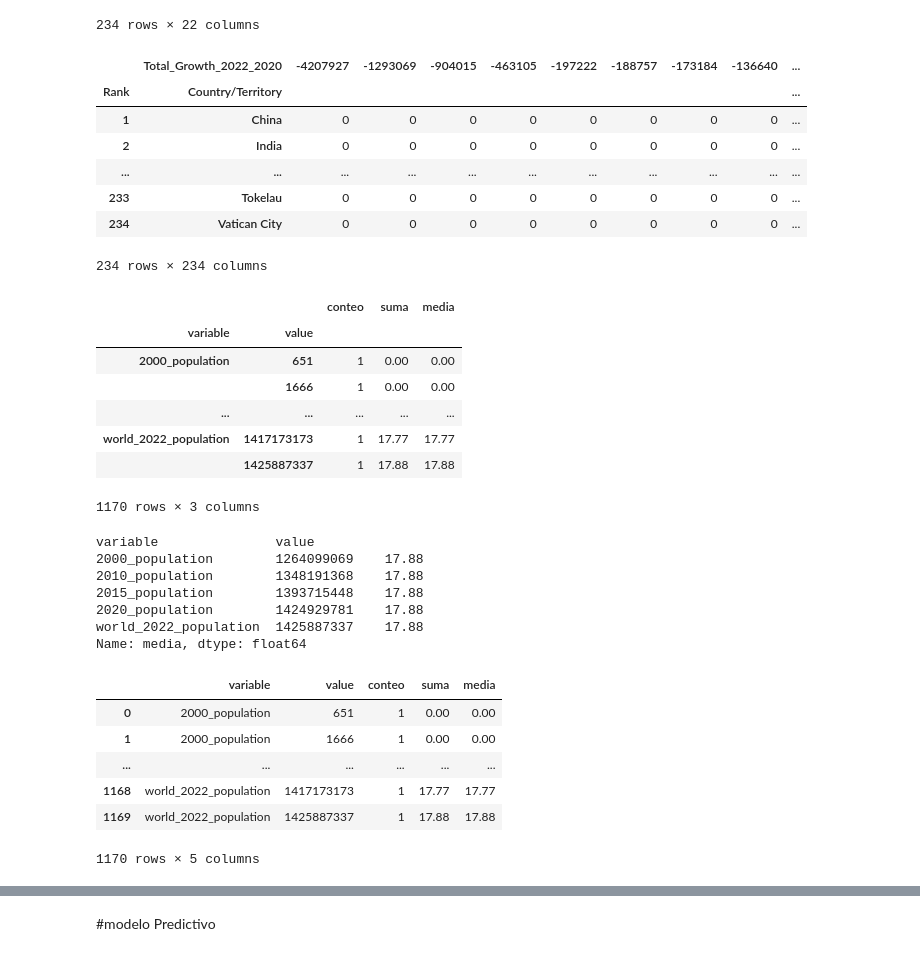
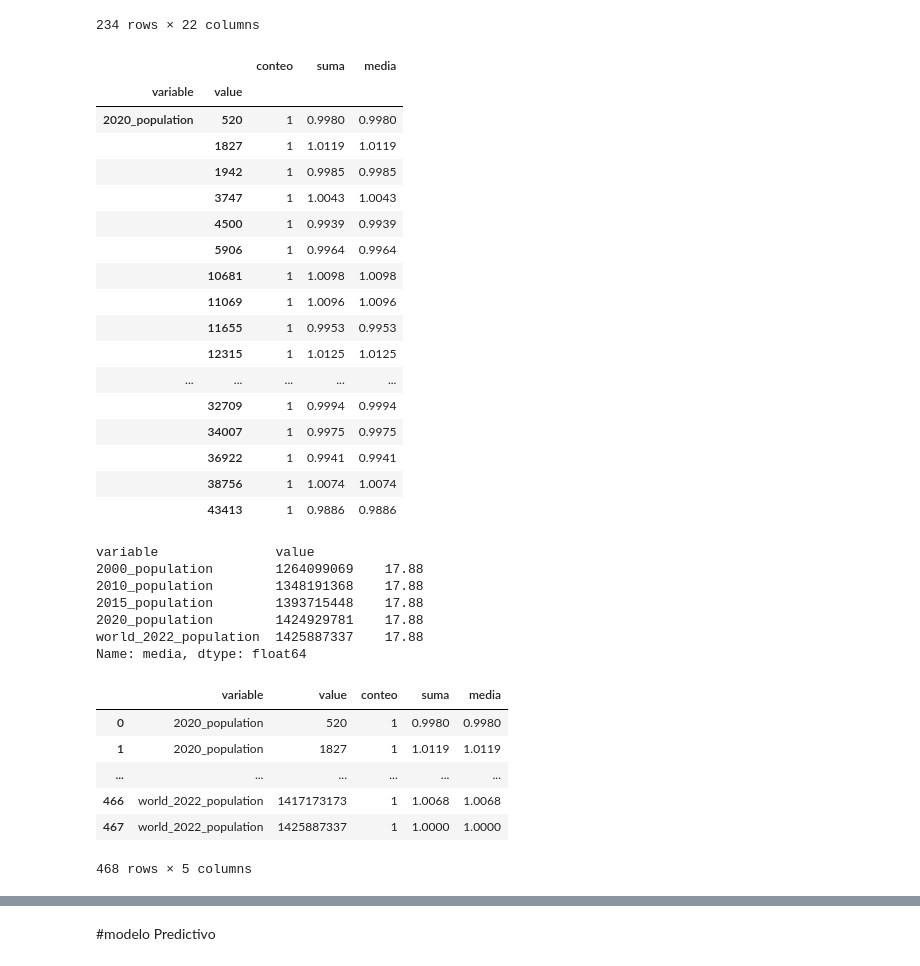
Before and after one commit to N1colasFD/mixed-analytics-for-data-Science, a Jupyter notebook: Word_Population.ipynb, the cells around one changed output, grey strips where cells are left out. Saved outputs shown, nothing was run; the diff lists cells and outputs as text; code cells hidden in the pictures.

```diff
--- a/Word_Population.ipynb
+++ b/Word_Population.ipynb
@@ -133,6 +125,6 @@ df['world_2022_population'].sum()
 # %% [output]
 7973413042
 # %%
-df['Total_Growth_2022_2020'] = df['world_2022_population'] - df['2020_population']
-df['Total_Growth_2022_1970'] = df['world_2022_population'] - df['1970_population']
+df['Tt_Growth_22_20'] = df['world_2022_population'] - df['2020_population']
+df['Tt_Growth_22_70'] = df['world_2022_population'] - df['1970_population']
 # %%
@@ -184,6 +159,0 @@ df.loc[df['Country/Territory'] == 'China']
-# %%
-#Primero creamos el lag
-df['Acum_lag_1'] = df.groupby('Country/Territory').world_2022_population.shift(1, fill_value=0)
-#Creamos el indicador
-df['Menor_100M'] = np.where(df.world_2022_population - df.Acum_lag_1 <= 100000000,1,0)
-df['Mayor_100M'] = np.where(df.world_2022_population - df.Acum_lag_1 >= 100000000,1,0)
@@ -252,37 +192,36 @@ df
 | 232 | 63 | ZMB | Zambia | Lusaka | Africa | 20017675 | 18927715 | ... |
 | 233 | 74 | ZWE | Zimbabwe | Harare | Africa | 16320537 | 15669666 | ... |
 234 rows × 22 columns
-# %%
-df.groupby(['Rank','Country/Territory', 'Total_Growth_2022_2020']).size().unstack(fill_value=0)
-# %% [output]
-|  | Total_Growth_2022_2020 | -4207927 | -1293069 | -904015 | -463105 | -197222 | -188757 | -173184 | -136640 | ... |
-| Rank | Country/Territory |  |  |  |  |  |  |  |  | ... |
-| 1 | China | 0 | 0 | 0 | 0 | 0 | 0 | 0 | 0 | ... |
-| 2 | India | 0 | 0 | 0 | 0 | 0 | 0 | 0 | 0 | ... |
-| ... | ... | ... | ... | ... | ... | ... | ... | ... | ... | ... |
-| 233 | Tokelau | 0 | 0 | 0 | 0 | 0 | 0 | 0 | 0 | ... |
-| 234 | Vatican City | 0 | 0 | 0 | 0 | 0 | 0 | 0 | 0 | ... |
-234 rows × 234 columns
 # %%
 #Minicub
-Dimensiones = ['world_2022_population','2020_population','2015_population','2010_population','2000_population']
-Metricas =  ['World_Population_Percentage']
+Dimensiones = ['world_2022_population','2020_population']
+Metricas =  ['growth_rate']
 
-Minicub = (df[Dimensiones + Metricas].melt(id_vars = 'World_Population_Percentage')  #transaccional
- .groupby(['variable','value']).World_Population_Percentage.agg(conteo = 'count', suma  = 'sum') #como en conteno siempre es 1
+Minicub = (df[Dimensiones + Metricas].melt(id_vars = 'growth_rate')  #transaccional
+ .groupby(['variable','value']).growth_rate.agg(conteo = 'count', suma  = 'sum') #como en conteno siempre es 1
  .assign(media = lambda x: x.suma / x.conteo)
 )
 
-Minicub
+Minicub.head(20)
 # %% [output]
 |  |  | conteo | suma | media |
 | variable | value |  |  |  |
-| 2000_population | 651 | 1 | 0.00 | 0.00 |
-|  | 1666 | 1 | 0.00 | 0.00 |
+| 2020_population | 520 | 1 | 0.9980 | 0.9980 |
+|  | 1827 | 1 | 1.0119 | 1.0119 |
+|  | 1942 | 1 | 0.9985 | 0.9985 |
+|  | 3747 | 1 | 1.0043 | 1.0043 |
+|  | 4500 | 1 | 0.9939 | 0.9939 |
+|  | 5906 | 1 | 0.9964 | 0.9964 |
+|  | 10681 | 1 | 1.0098 | 1.0098 |
+|  | 11069 | 1 | 1.0096 | 1.0096 |
+|  | 11655 | 1 | 0.9953 | 0.9953 |
+|  | 12315 | 1 | 1.0125 | 1.0125 |
 | ... | ... | ... | ... | ... |
-| world_2022_population | 1417173173 | 1 | 17.77 | 17.77 |
-|  | 1425887337 | 1 | 17.88 | 17.88 |
+|  | 32709 | 1 | 0.9994 | 0.9994 |
+|  | 34007 | 1 | 0.9975 | 0.9975 |
+|  | 36922 | 1 | 0.9941 | 0.9941 |
+|  | 38756 | 1 | 1.0074 | 1.0074 |
+|  | 43413 | 1 | 0.9886 | 0.9886 |
-1170 rows × 3 columns
 # %%
 Minicub.media.nlargest()
 # %% [output]
@@ -299,9 +238,9 @@ Minicub.reset_index(inplace =True)
 Minicub
 # %% [output]
 |  | variable | value | conteo | suma | media |
-| 0 | 2000_population | 651 | 1 | 0.00 | 0.00 |
-| 1 | 2000_population | 1666 | 1 | 0.00 | 0.00 |
+| 0 | 2020_population | 520 | 1 | 0.9980 | 0.9980 |
+| 1 | 2020_population | 1827 | 1 | 1.0119 | 1.0119 |
 | ... | ... | ... | ... | ... | ... |
-| 1168 | world_2022_population | 1417173173 | 1 | 17.77 | 17.77 |
-| 1169 | world_2022_population | 1425887337 | 1 | 17.88 | 17.88 |
+| 466 | world_2022_population | 1417173173 | 1 | 1.0068 | 1.0068 |
+| 467 | world_2022_population | 1425887337 | 1 | 1.0000 | 1.0000 |
-1170 rows × 5 columns
+468 rows × 5 columns
```
Also changed, not shown: parts of 19 cells of this notebook.
